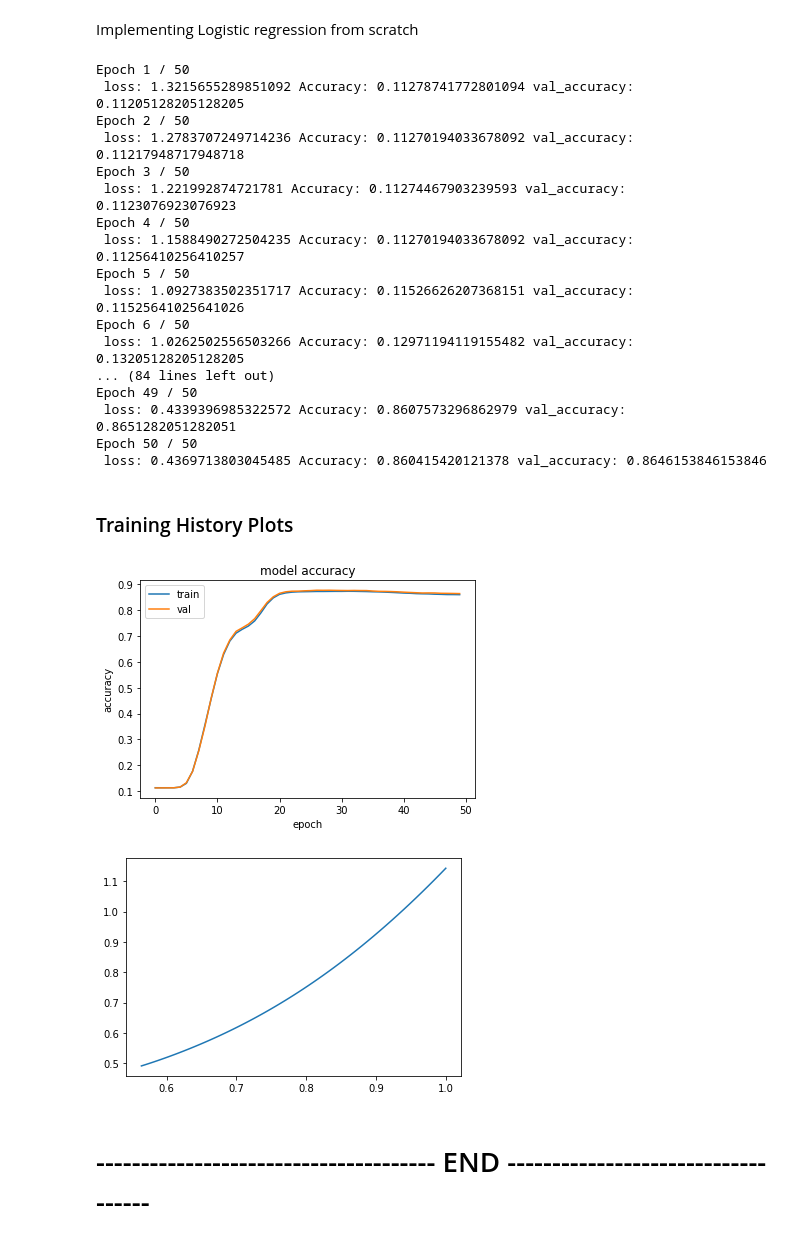
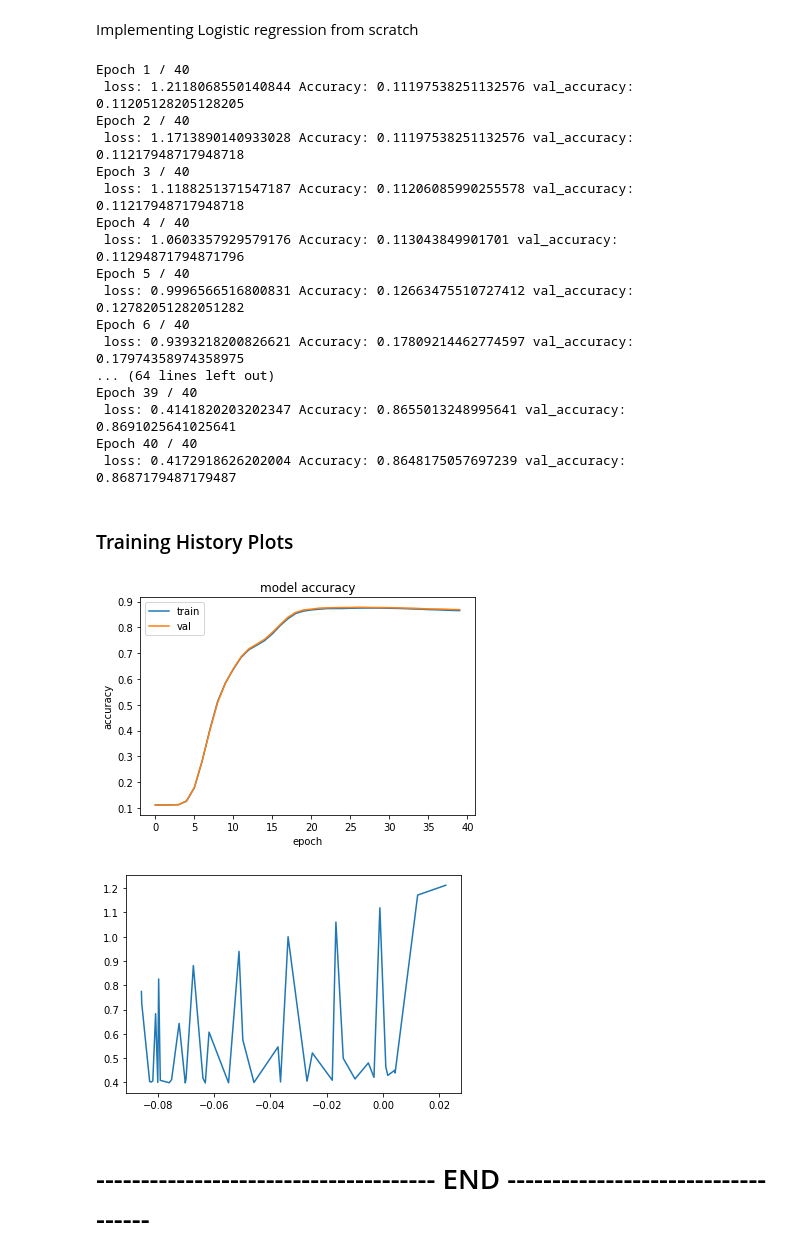
Before and after one commit to chaitanyamanem/Bank-Marketing, a Jupyter notebook: Bank Campaign Data Analysis-adam.ipynb, the cells around one changed output. Saved outputs shown, nothing was run; the diff lists cells and outputs as text; code cells hidden in the pictures.

```diff
--- a/Bank Campaign Data Analysis-adam.ipynb
+++ b/Bank Campaign Data Analysis-adam.ipynb
@@ -689,25 +690,25 @@ class LogisticRegression:
         return self.W
 # %%
 lr = LogisticRegression()
-grads = lr.train(X_train,y_train,50,Adam(10**-2))
+grads = lr.train(X_train,y_train,40,Adam(10**-2))
 # %% [output]
-Epoch 1 / 50
- loss: 1.3215655289851092 Accuracy: 0.11278741772801094 val_accuracy: 0.11205128205128205
-Epoch 2 / 50
- loss: 1.2783707249714236 Accuracy: 0.11270194033678092 val_accuracy: 0.11217948717948718
-Epoch 3 / 50
- loss: 1.221992874721781 Accuracy: 0.11274467903239593 val_accuracy: 0.1123076923076923
-Epoch 4 / 50
- loss: 1.1588490272504235 Accuracy: 0.11270194033678092 val_accuracy: 0.11256410256410257
-Epoch 5 / 50
- loss: 1.0927383502351717 Accuracy: 0.11526626207368151 val_accuracy: 0.11525641025641026
-Epoch 6 / 50
- loss: 1.0262502556503266 Accuracy: 0.12971194119155482 val_accuracy: 0.13205128205128205
-... (84 lines left out)
-Epoch 49 / 50
- loss: 0.4339396985322572 Accuracy: 0.8607573296862979 val_accuracy: 0.8651282051282051
-Epoch 50 / 50
- loss: 0.4369713803045485 Accuracy: 0.860415420121378 val_accuracy: 0.8646153846153846
+Epoch 1 / 40
+ loss: 1.2118068550140844 Accuracy: 0.11197538251132576 val_accuracy: 0.11205128205128205
+Epoch 2 / 40
+ loss: 1.1713890140933028 Accuracy: 0.11197538251132576 val_accuracy: 0.11217948717948718
+Epoch 3 / 40
+ loss: 1.1188251371547187 Accuracy: 0.11206085990255578 val_accuracy: 0.11217948717948718
+Epoch 4 / 40
+ loss: 1.0603357929579176 Accuracy: 0.113043849901701 val_accuracy: 0.11294871794871796
+Epoch 5 / 40
+ loss: 0.9996566516800831 Accuracy: 0.12663475510727412 val_accuracy: 0.12782051282051282
+Epoch 6 / 40
+ loss: 0.9393218200826621 Accuracy: 0.17809214462774597 val_accuracy: 0.17974358974358975
+... (64 lines left out)
+Epoch 39 / 40
+ loss: 0.4141820203202347 Accuracy: 0.8655013248995641 val_accuracy: 0.8691025641025641
+Epoch 40 / 40
+ loss: 0.4172918626202004 Accuracy: 0.8648175057697239 val_accuracy: 0.8687179487179487
 # %% [markdown]
 ### Training History Plots
 # %%
@@ -719,16 +720,16 @@ plt.xlabel('epoch')
 plt.legend(['train', 'val'], loc='upper left')
 plt.show()
 # %% [output]
-[figure, old version]
+[figure, new version]
 # %%
 #### Plotting change in loss with change in bias
 # %%
 loss = lr.history['loss']
 weights = np.hstack(lr.history['weights'])
 # %%
-sns.lineplot(x=weights[0],y=loss)
+sns.lineplot(x=weights[1],y=loss)
 plt.show()
 # %% [output]
-[figure, old version]
+[figure, new version]
 # %% [markdown]
 # -------------------------------------- END -----------------------------------
```
Also changed, not shown: parts of 37 cells of this notebook, 8 other files.
